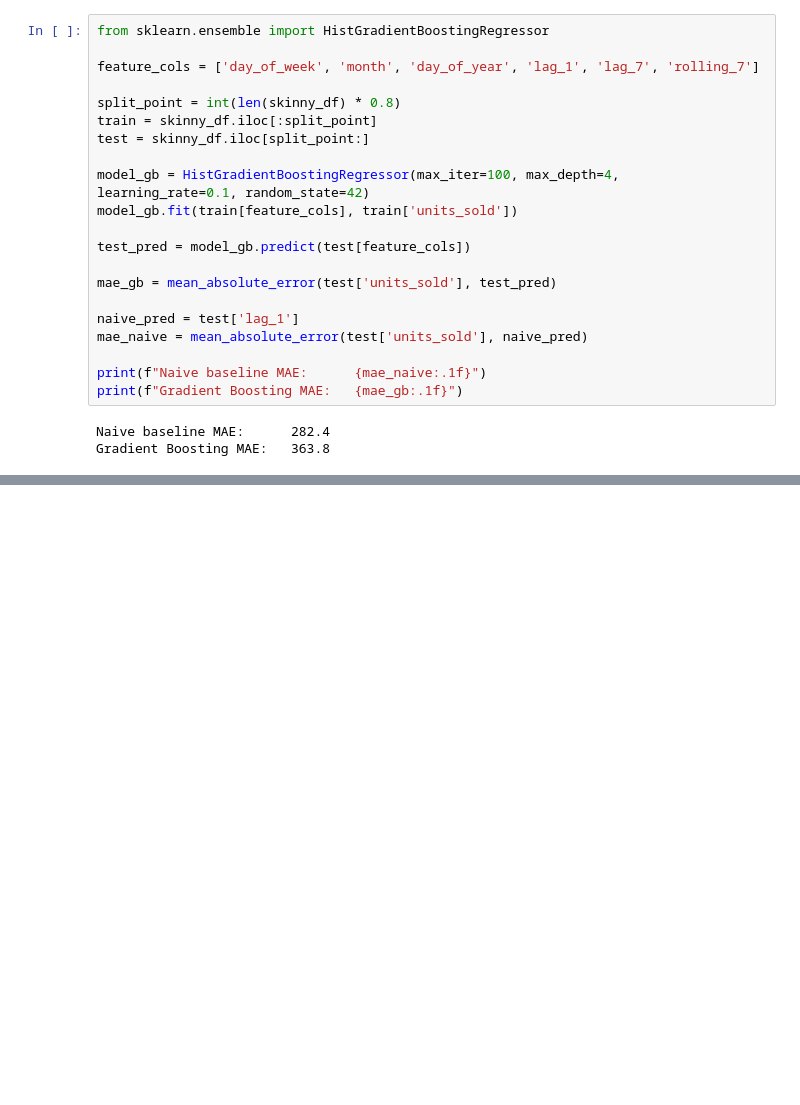
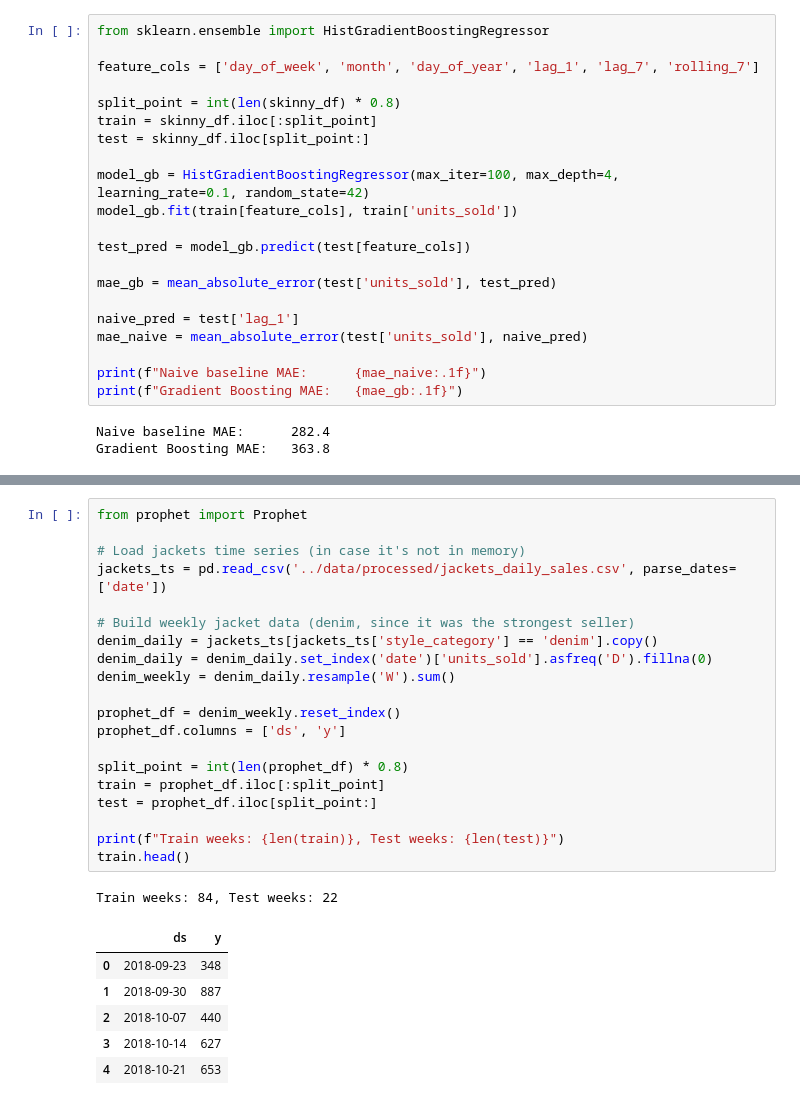
Before and after one commit to cristianowen/fashion-trend-forecasting, a Jupyter notebook: notebooks/04_forecasting.ipynb, the cells around one changed output, grey strips where cells are left out. Saved outputs shown, nothing was run; the diff lists cells and outputs as text; blank space fills up the shorter version.

```diff
--- a/notebooks/04_forecasting.ipynb
+++ b/notebooks/04_forecasting.ipynb
@@ -292,0 +348,28 @@ Gradient Boosting MAE:   363.8
+# %%
+from prophet import Prophet
+
+# Load jackets time series (in case it's not in memory)
+jackets_ts = pd.read_csv('../data/processed/jackets_daily_sales.csv', parse_dates=['date'])
+
+# Build weekly jacket data (denim, since it was the strongest seller)
+denim_daily = jackets_ts[jackets_ts['style_category'] == 'denim'].copy()
+denim_daily = denim_daily.set_index('date')['units_sold'].asfreq('D').fillna(0)
+denim_weekly = denim_daily.resample('W').sum()
+
+prophet_df = denim_weekly.reset_index()
+prophet_df.columns = ['ds', 'y']
+
+split_point = int(len(prophet_df) * 0.8)
+train = prophet_df.iloc[:split_point]
+test = prophet_df.iloc[split_point:]
+
+print(f"Train weeks: {len(train)}, Test weeks: {len(test)}")
+train.head()
+# %% [output]
+Train weeks: 84, Test weeks: 22
+|  | ds | y |
+| 0 | 2018-09-23 | 348 |
+| 1 | 2018-09-30 | 887 |
+| 2 | 2018-10-07 | 440 |
+| 3 | 2018-10-14 | 627 |
+| 4 | 2018-10-21 | 653 |
```
Also changed, not shown: parts of 6 cells of this notebook, 1 other file.
